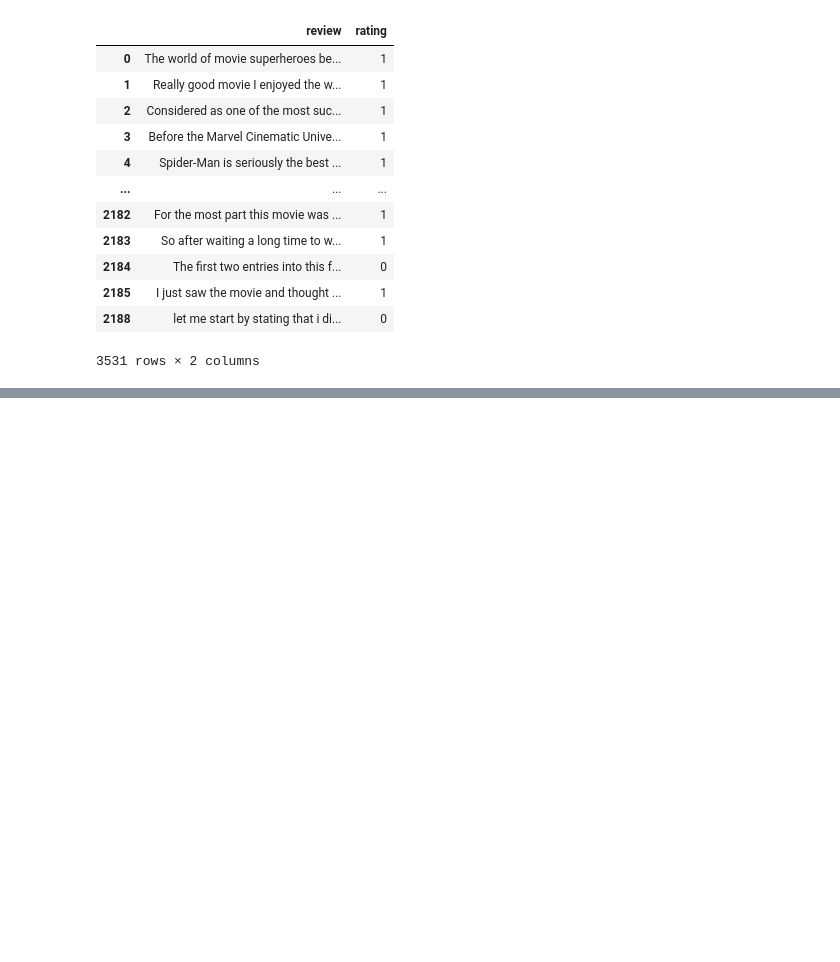
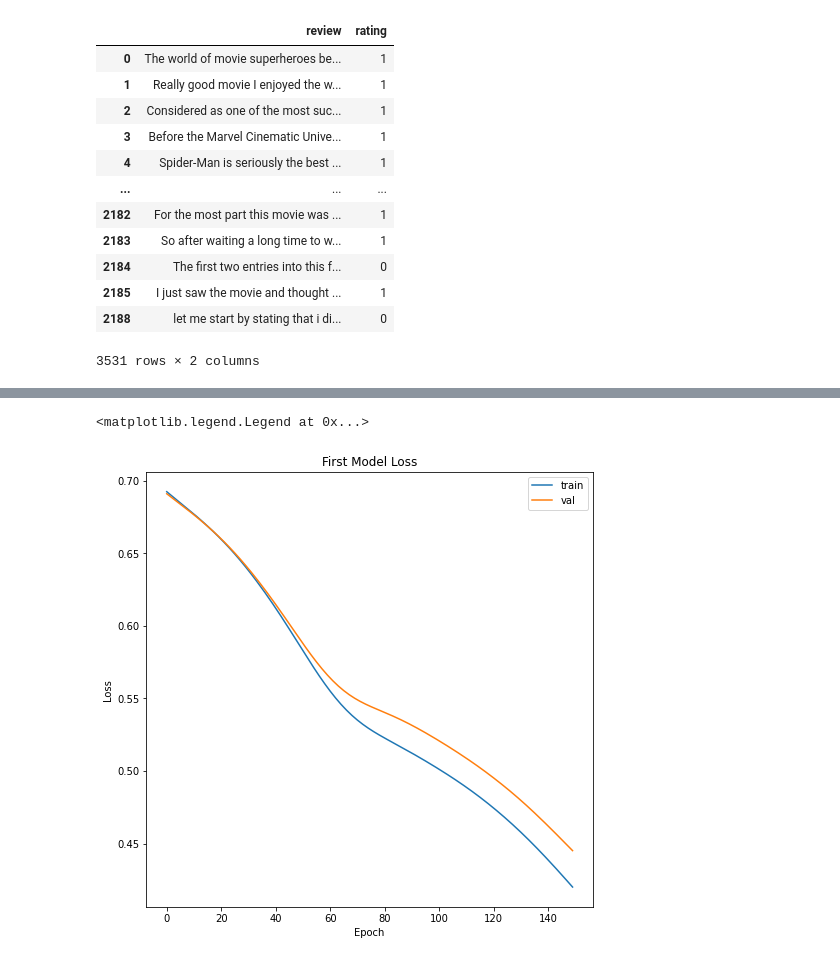
Before and after one commit to MorrowCarmody/NLP-final, a Jupyter notebook: NLP-final-MCARMODY.ipynb, the cells around one changed output, grey strips where cells are left out. Saved outputs shown, nothing was run; the diff lists cells and outputs as text; code cells hidden in the pictures; blank space fills up the shorter version.

Commit message:
build dummy model to configure later

```diff
--- a/NLP-final-MCARMODY.ipynb
+++ b/NLP-final-MCARMODY.ipynb
@@ -126,0 +292,12 @@ df
+# %%
+# Convert X datasets to tensors.
+tfidfX_train = torch.tensor(tfidfX_train)
+tfidfX_val = torch.tensor(tfidfX_val)
+tfidfX_test = torch.tensor(tfidfX_test)
+# %%
+# Convert Y labels to tensors with torch.squeeze.
+Y_train = torch.squeeze(torch.from_numpy(Y_train.to_numpy()).float())
+Y_val = torch.squeeze(torch.from_numpy(Y_val.to_numpy()).float())
+Y_test = torch.squeeze(torch.from_numpy(Y_test.to_numpy()).float())
+# %%
+device = torch.device("cpu")
@@ -126,0 +336,22 @@ df
+# %%
+# Initialize model
+# Dimensions of each layer and num of epochs.
+input_dim = tfidfX_train.shape[1]
+hidden_dim_1 = 512
+hidden_dim_2 = 512
+output_dim = 1
+num_epochs = 150
+
+# Define our first feed forward neural network.
+first_model = FeedforwardNeuralNetModel(input_dim,hidden_dim_1,hidden_dim_2,output_dim)
+
+# Define loss function.
+criterion = nn.BCELoss()
+# criterion = nn.CrossEntropyLoss()
+
+# Define as optimizer Adam.
+optimizer = optim.Adam(first_model.parameters(),lr=0.1e-3,weight_decay=1e-3)
+
+# Transfer all the computation to GPU (cuda device).
+first_model.to(device)
+criterion = criterion.to(device)
@@ -126,0 +458,12 @@ df
+# %%
+# Plot loss vs epochs
+figure(figsize=(8,8))
+plt.plot(train_losses)
+plt.plot(val_losses)
+plt.title('First Model Loss')
+plt.ylabel('Loss')
+plt.xlabel('Epoch')
+plt.legend(['train', 'val'], loc='upper right')
+# %% [output]
+<matplotlib.legend.Legend at 0x...>
+[figure, added]
```
Also changed, not shown: parts of 14 cells of this notebook.
